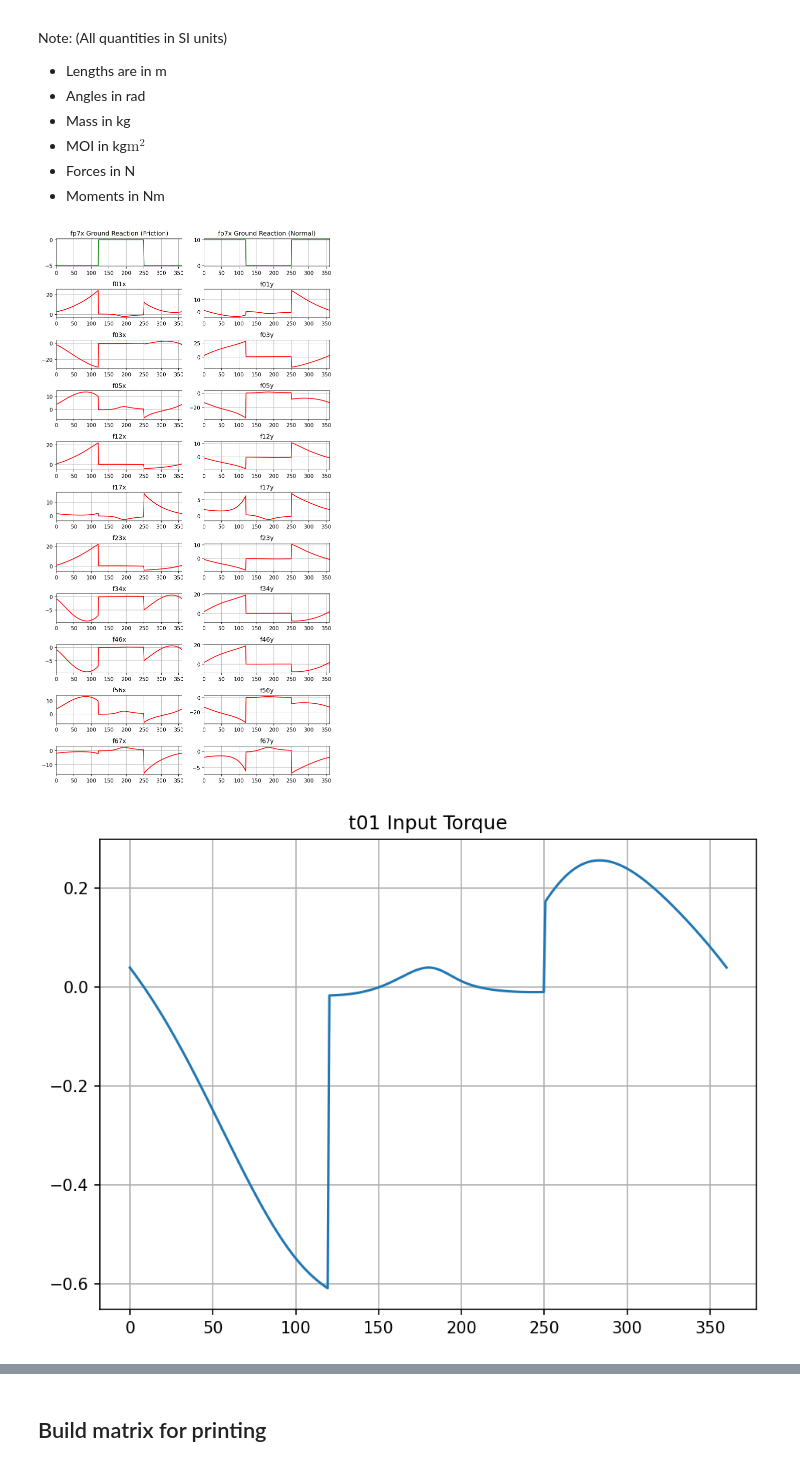
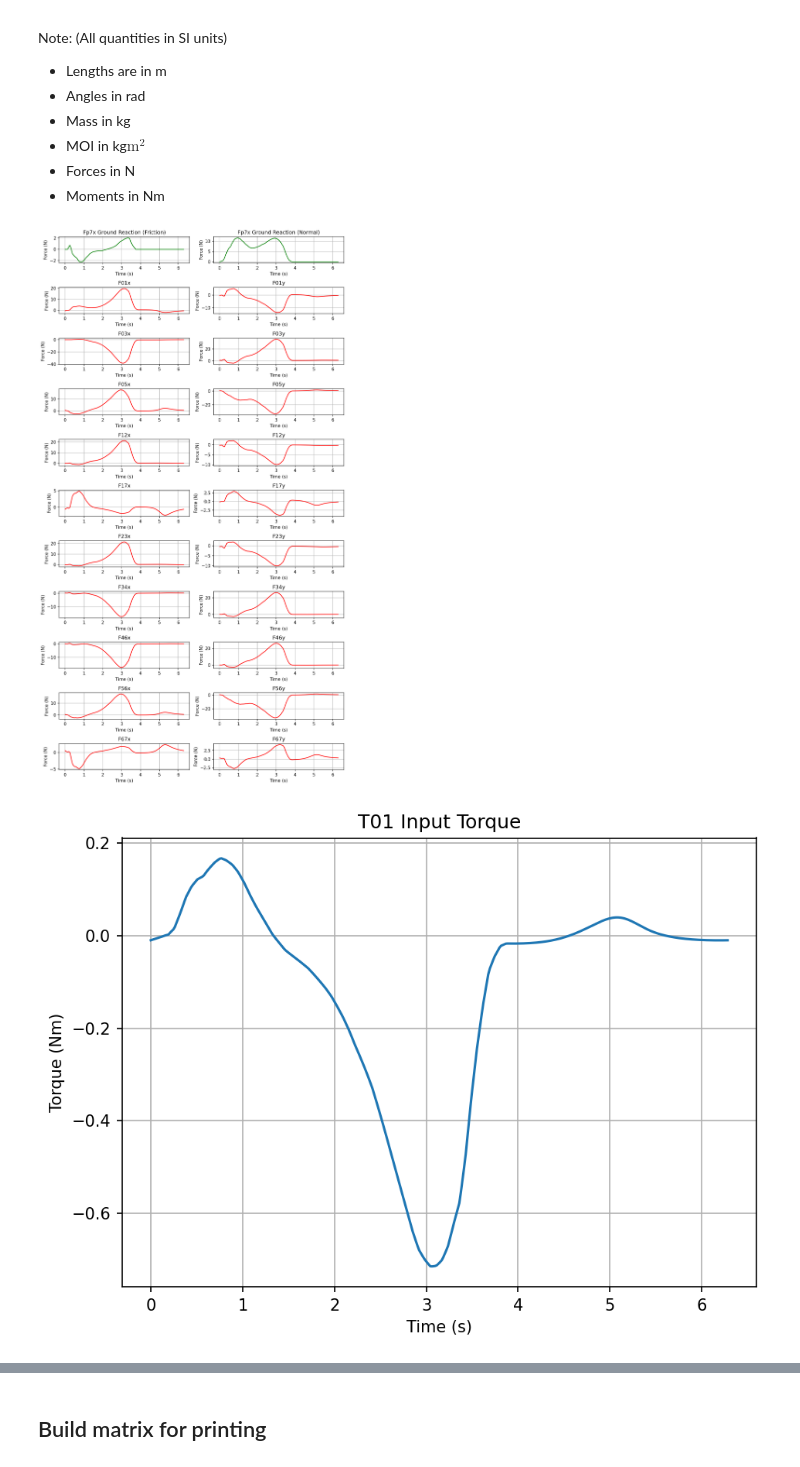
Before and after one commit to NuminousLozenge/Theory-of-Mechanisms, a Jupyter notebook: scripts/dynamic_analysis_jansen.ipynb, the cells around one changed output, grey strips where cells are left out. Saved outputs shown, nothing was run; the diff lists cells and outputs as text; code cells hidden in the pictures.

Commit message:
added new force profile

```diff
--- a/scripts/dynamic_analysis_jansen.ipynb
+++ b/scripts/dynamic_analysis_jansen.ipynb
@@ -10,6 +10,7 @@ plt.rcParams["animation.html"] = "jshtml"
 plt.rcParams['figure.dpi'] = 150
 plt.rcParams["figure.autolayout"] = True
 plt.rcParams['figure.constrained_layout.use'] = True
+plt.rcParams['font.size'] = 10
 plt.ioff()
 %matplotlib inline
 # %% [markdown]
@@ -186,10 +204,14 @@ force_results = {"f01":[],
                  "f67":[],
                  "t01":[]}
 
-tm_arr = np.linspace(0, 360, 360)*np.pi/180
+#tm_arr = np.linspace(0, 360, 360)*np.pi/180
+wm_link = 1.0
+tm_arr = np.linspace(250, 250+359, 360)*np.pi/180
+time = np.linspace(0, 2*np.pi/wm_link, 360)
+
 for tm in tm_arr:
 
-    wm = 1
+    wm = wm_link
     wn = 0
     am = 0
     an = 0
@@ -253,50 +275,61 @@ for di in force_results:
     force_results[di] = np.array(force_results[di])
 # %%
 # Force plots
-f, axs = plt.subplots(11, 2, figsize=(8, 15))
+f, axs = plt.subplots(11, 2, figsize=(10, 18))
 
 fp7x = [fp7(angle=tm, start=(250-360)*np.pi, end=120*np.pi)[0] for tm in tm_arr]
 fp7y = [fp7(angle=tm, start=(250-360)*np.pi, end=120*np.pi)[1] for tm in tm_arr]
 
 plt.subplot(11,2,1)
-plt.title(f"fp7x Ground Reaction (Friction)")
+plt.title(f"Fp7x Ground Reaction (Friction)")
 plt.grid("on")
-plt.xlim([0, 360])
-plt.plot(tm_arr*180/np.pi, fp7x, "g")
+#plt.plot(tm_arr*180/np.pi, fp7x, "g")
+plt.plot(time, fp7x, "g")
+plt.xlabel("Time (s)")
+plt.ylabel("Force (N)")
 
 plt.subplot(11,2,2)
-plt.title(f"fp7x Ground Reaction (Normal)")
+plt.title(f"Fp7x Ground Reaction (Normal)")
 plt.grid("on")
-plt.xlim([0, 360])
-plt.plot(tm_arr*180/np.pi, fp7y, "g")
+#plt.plot(tm_arr*180/np.pi, fp7y, "g")
+plt.plot(time, fp7y, "g")
+plt.xlabel("Time (s)")
+plt.ylabel("Force (N)")
 
 
 
 for i, di in enumerate(force_results):
     if(di == "t01"):
         continue
     plt.subplot(11,2,2*i+1+2)
-    plt.title(f"{di}x")
+    plt.title(f"F{di[1:]}x")
     plt.grid("on")
-    plt.xlim([0, 360])
-    plt.plot(tm_arr*180/np.pi, force_results[di][:, 0], "r")
+    #plt.plot(tm_arr*180/np.pi, force_results[di][:, 0], "r")
+    plt.plot(time, force_results[di][:, 0], "r")
+    plt.xlabel("Time (s)")
+    plt.ylabel("Force (N)")
 
     plt.subplot(11,2,2*i+2+2)
-    plt.title(f"{di}y")
+    plt.title(f"F{di[1:]}y")
     plt.grid("on")
-    plt.xlim([0, 360])
-    plt.plot(tm_arr*180/np.pi, force_results[di][:, 1], "r")
+    #plt.plot(tm_arr*180/np.pi, force_results[di][:, 1], "r")
+    plt.plot(time, force_results[di][:, 1], "r")
+    plt.xlabel("Time (s)")
+    plt.ylabel("Force (N)")
 
-plt.savefig("../outputs/dynamic_analysis/force_plots.png")
+plt.savefig(f"../outputs/dynamic_analysis/{cur_mode}force_plots.png")
 
 plt.figure()
-plt.title("t01 Input Torque")
+plt.title("T01 Input Torque")
 plt.grid("on")
-plt.plot(tm_arr*180/np.pi,force_results["t01"])
-plt.savefig("../outputs/dynamic_analysis/input_torque.png")
+#plt.plot(tm_arr*180/np.pi,force_results["t01"])
+plt.plot(time,force_results["t01"])
+plt.xlabel("Time (s)")
+plt.ylabel("Torque (Nm)")
+plt.savefig(f"../outputs/dynamic_analysis/{cur_mode}input_torque.png")
 # %% [output]
-[figure, old version]
+[figure, new version]
-[figure, old version]
+[figure, new version]
 # %%
 f, axs = plt.subplots(1, 2, figsize=(10, 3))
 
```
Also changed, not shown: parts of 4 cells of this notebook, 20 other files.
